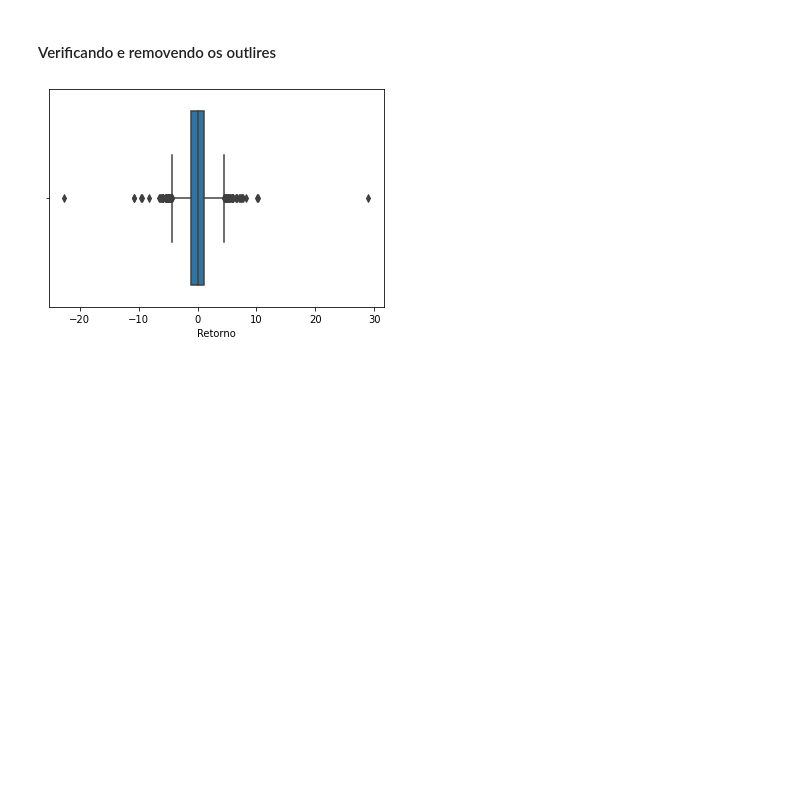
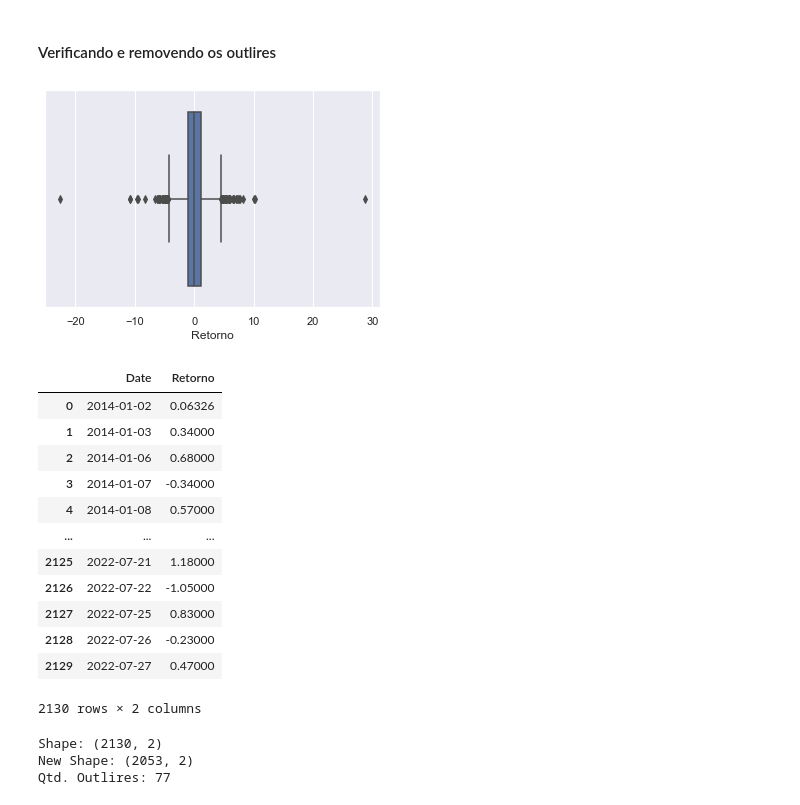
Before and after one commit to Prog-LucasAlves/Analise_Exploratoria_Dados, a Jupyter notebook: AED_04_Ações_B3/acoes.ipynb, the cells around one changed output. Saved outputs shown, nothing was run; the diff lists cells and outputs as text; code cells hidden in the pictures; blank space fills up the shorter version.

```diff
--- a/AED_04_Ações_B3/acoes.ipynb
+++ b/AED_04_Ações_B3/acoes.ipynb
@@ -284,9 +284,53 @@ plt.show()
 # %% [markdown]
 #### Verificando e removendo os outlires
 # %%
-df_rev_outlires = df.copy() # Fazendo uma cópia do DataFrame 'original'
+# Fazendo uma cópia do DataFrame 'original'
+df_rev_outlires = df.copy()
 
-sns.boxplot(df_rev_outlires['Retorno'])
+df_emp_outlires = pd.DataFrame(df_rev_outlires['Retorno'])
+
+# Plot
+sns.boxplot(df_emp_outlires['Retorno'])
 plt.show()
+
+# Criando um novo index
+df_emp_outlires.reset_index(inplace=True)
+df_emp_outlires
 # %% [output]
-[figure, old version]
+[figure, new version]
+|  | Date | Retorno |
+| 0 | 2014-01-02 | 0.06326 |
+| 1 | 2014-01-03 | 0.34000 |
+| 2 | 2014-01-06 | 0.68000 |
+| 3 | 2014-01-07 | -0.34000 |
+| 4 | 2014-01-08 | 0.57000 |
+| ... | ... | ... |
+| 2125 | 2022-07-21 | 1.18000 |
+| 2126 | 2022-07-22 | -1.05000 |
+| 2127 | 2022-07-25 | 0.83000 |
+| 2128 | 2022-07-26 | -0.23000 |
+| 2129 | 2022-07-27 | 0.47000 |
+2130 rows × 2 columns
+# %%
+#IQR - Realizando o calculo do IQR e removendo os outlires
+Q1 = np.percentile(df_emp_outlires['Retorno'], 25, interpolation='midpoint')
+Q3 = np.percentile(df_emp_outlires['Retorno'], 75, interpolation='midpoint')
+
+IQR = Q3 - Q1
+
+print('Shape:', df_emp_outlires.shape)
+shape = len(df_emp_outlires)
+
+upper = np.where(df_emp_outlires['Retorno'] >= (Q3 + 1.5 * IQR))
+lower = np.where(df_emp_outlires['Retorno'] <= (Q1 - 1.5 * IQR))
+df_emp_outlires.drop(upper[0], inplace=True)
+df_emp_outlires.drop(lower[0], inplace=True)
+
+print('New Shape:', df_emp_outlires.shape)
+newShape = len(df_emp_outlires)
+
+print('Qtd. Outlires:', shape - newShape)
+# %% [output]
+Shape: (2130, 2)
+New Shape: (2053, 2)
+Qtd. Outlires: 77
```
Also changed, not shown: parts of 17 cells of this notebook, 1 other file.
